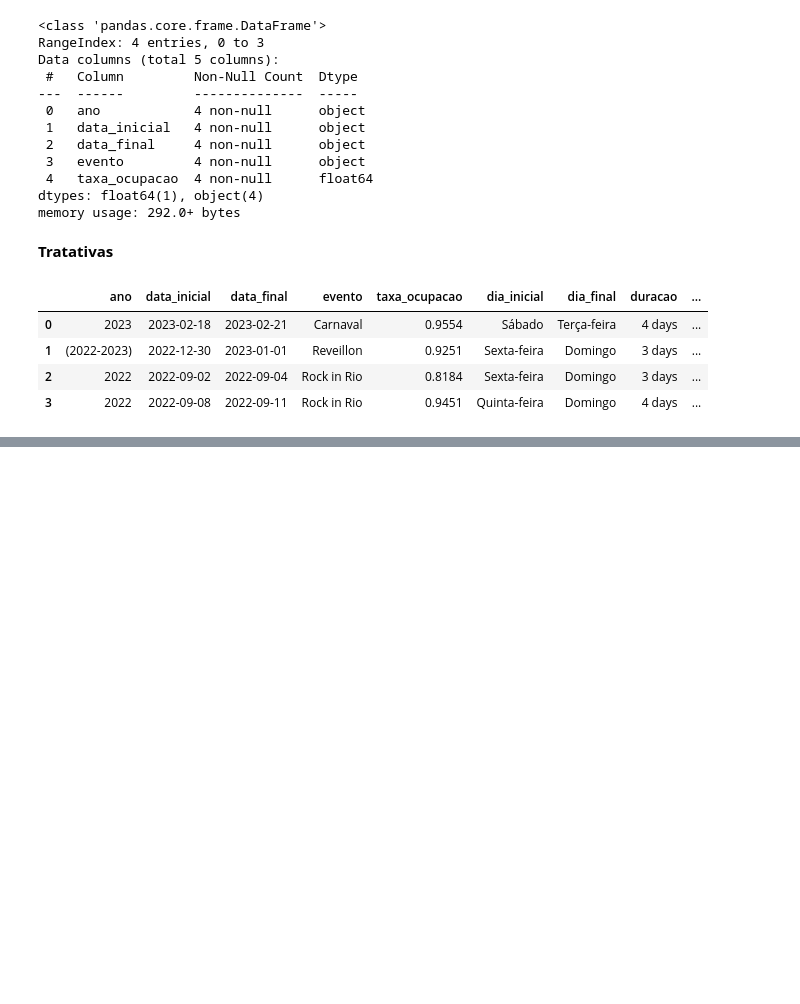
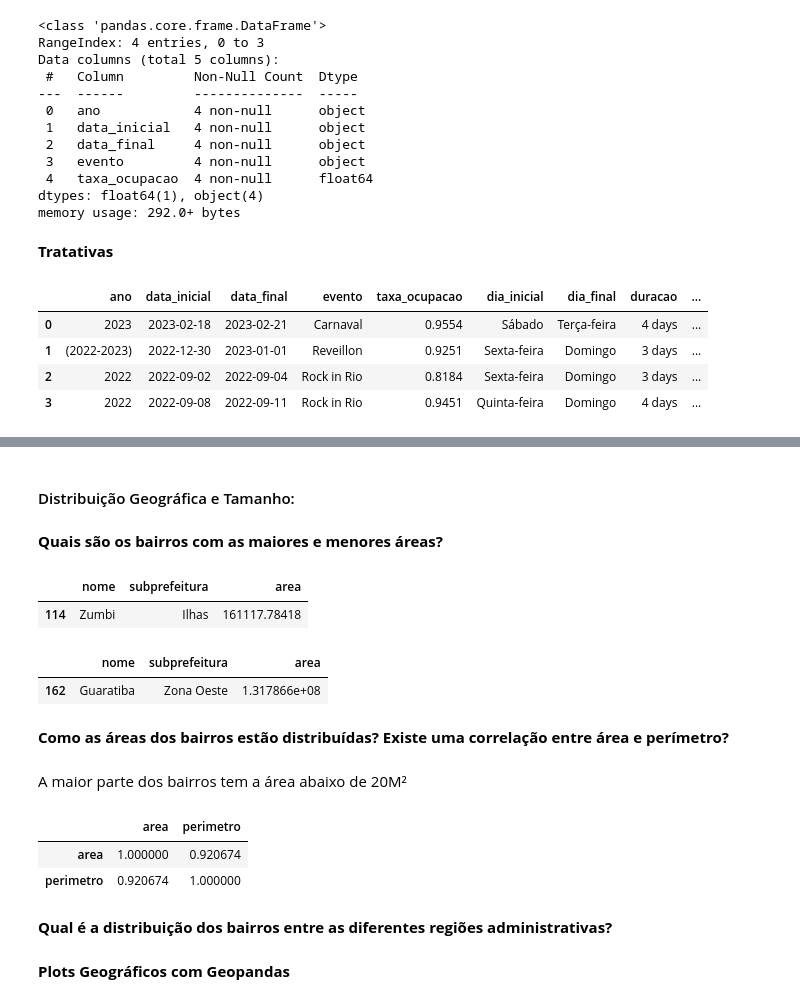
Before and after one commit to DS-Johnny/emd-desafio-junior-data-scientist, a Jupyter notebook: datario_EDAi.ipynb, the cells around one changed output, grey strips where cells are left out. Saved outputs shown, nothing was run; the diff lists cells and outputs as text; code cells hidden in the pictures; blank space fills up the shorter version.

```diff
--- a/datario_EDAi.ipynb
+++ b/datario_EDAi.ipynb
@@ -132,0 +286,16 @@ A taxa de ocupação tem alguma relação com a quantidade de chamados de Pertur
+# %% [markdown]
+#### Distribuição Geográfica e Tamanho:
+# %% [markdown]
+**Quais são os bairros com as maiores e menores áreas?**
+# %%
+bairro[bairro['area'] == bairro['area'].min()][['nome', 'subprefeitura', 'area']]
+# %% [output]
+|  | nome | subprefeitura | area |
+| 114 | Zumbi | Ilhas | 161117.78418 |
+# %%
+bairro[bairro['area'] == bairro['area'].max()][['nome', 'subprefeitura', 'area']]
+# %% [output]
+|  | nome | subprefeitura | area |
+| 162 | Guaratiba | Zona Oeste | 1.317866e+08 |
+# %% [markdown]
+**Como as áreas dos bairros estão distribuídas? Existe uma correlação entre área e perímetro?**
@@ -132,0 +305,2 @@ A taxa de ocupação tem alguma relação com a quantidade de chamados de Pertur
+# %% [markdown]
+A maior parte dos bairros tem a área abaixo de 20M²
@@ -132,0 +310,9 @@ A taxa de ocupação tem alguma relação com a quantidade de chamados de Pertur
+# %%
+ar_per = bairro[['area','perimetro']].corr()
+ar_per
+# %% [output]
+|  | area | perimetro |
+| area | 1.000000 | 0.920674 |
+| perimetro | 0.920674 | 1.000000 |
+# %% [markdown]
+**Qual é a distribuição dos bairros entre as diferentes regiões administrativas?**
@@ -132,0 +334,2 @@ A taxa de ocupação tem alguma relação com a quantidade de chamados de Pertur
+# %% [markdown]
+**Plots Geográficos com Geopandas**
```
Also changed, not shown: parts of 23 cells of this notebook, 20 other files.
